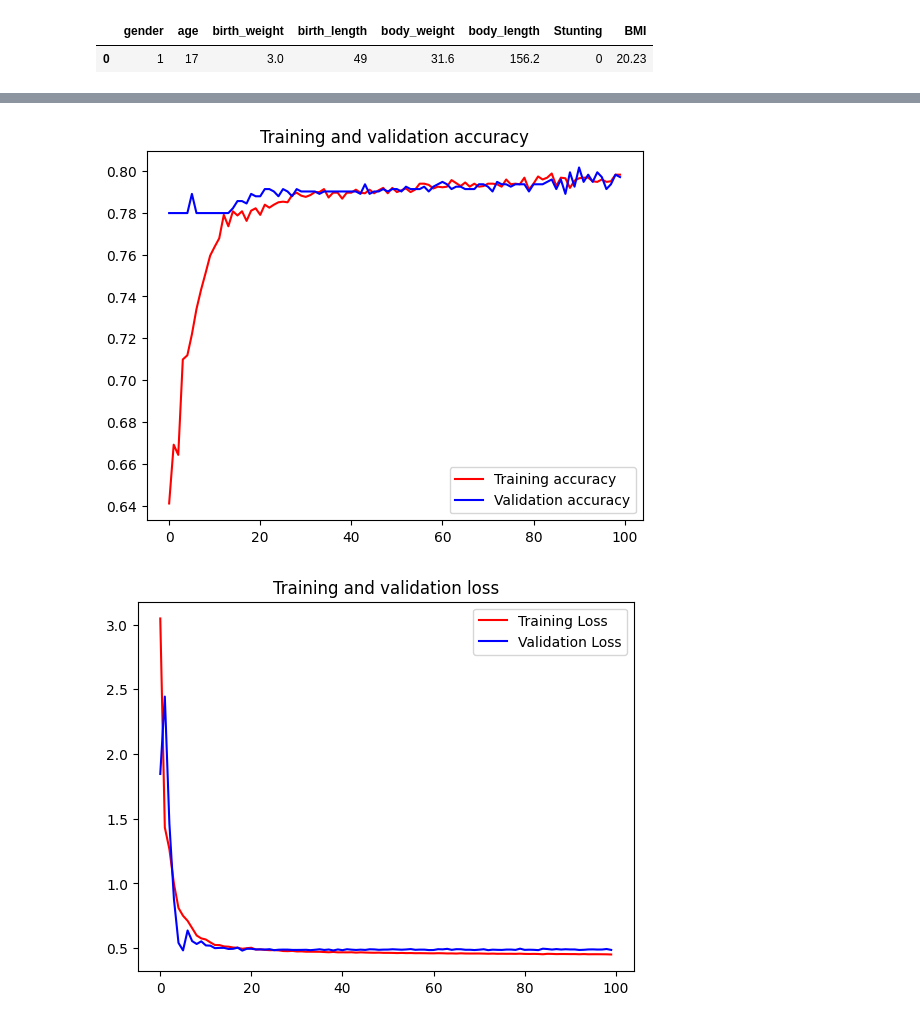
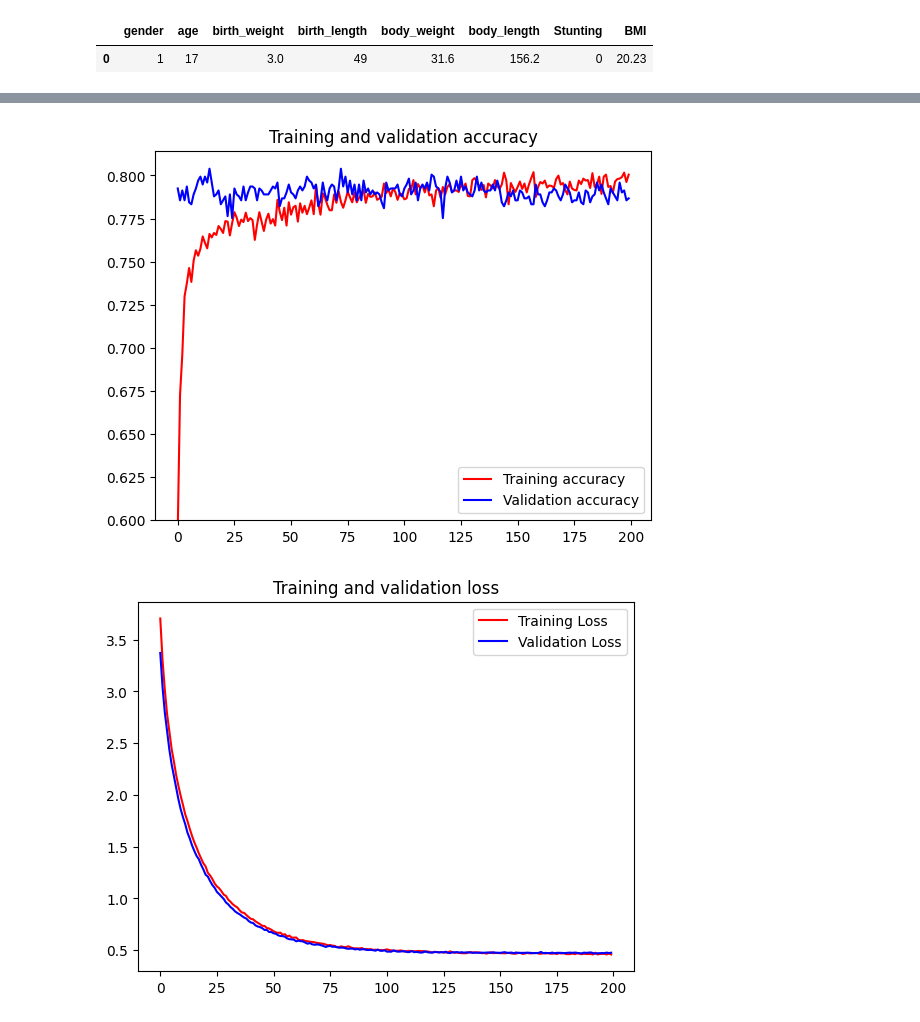
Before and after one commit to capstone-puskemashub-team/data-transform, a Jupyter notebook: TrainModel.ipynb, the cells around one changed output, grey strips where cells are left out. Cells and saved outputs as stored; diff of their text form; code cells hidden in the pictures.

Commit message:
finishing model of Stunting
improve and fit the modelling for good performence, around 80% and loss under 0.45

```diff
--- a/TrainModel.ipynb
+++ b/TrainModel.ipynb
@@ -53,0 +70,9 @@ df_train, df_val = train_test_split(df_train, test_size=0.2)
+# %%
+#labels y
+X_train, X_test, y_train, y_test = train_test_split(df_standard, labels, test_size=0.2, random_state=1)
+X_train, X_val, y_train, y_val = train_test_split(X_train, y_train, test_size=0.2, random_state=1)
+X_val.shape
+
+#dosen't separate label
+#df_train, df_test = train_test_split(df, test_size=0.2, random_state=1)
+#df_train, df_val = train_test_split(df_train, test_size=0.2, random_state=1)
@@ -213,0 +103,24 @@ Epoch 100/100
+# %%
+model = Sequential([
+                layers.Dense(64, input_shape=(X_train.shape[-1],), activation='relu'),
+                layers.Dropout(0.2),
+                layers.Dense(262, activation='relu'),
+                layers.BatchNormalization(),
+                layers.Dropout(0.2),
+                layers.Dense(234, activation='relu'),
+                layers.BatchNormalization(),
+                layers.Dropout(0.2),
+                layers.Dense(454, activation='relu', kernel_regularizer=tf.keras.regularizers.l2(0.01)),
+                layers.BatchNormalization(),
+                layers.Dropout(0.2),
+                layers.Dense(1, activation='sigmoid')
+        ])
+
+model.compile(optimizer=tf.keras.optimizers.Adam(learning_rate=0.0001),
+                loss='binary_crossentropy',
+                metrics=['accuracy'])
+log = model.fit(X_train, y_train,
+                validation_data=(X_val, y_val),
+                  epochs=200,
+                  verbose=2,
+                  batch_size=20)
@@ -214,22 +145,23 @@ Epoch 100/100
 # %%
 acc = log.history['accuracy']
 val_acc = log.history['val_accuracy']
 loss = log.history['loss']
 val_loss = log.history['val_loss']
 
 epochs = range(len(acc))
 
 plt.plot(epochs, acc, 'r', label='Training accuracy')
 plt.plot(epochs, val_acc, 'b', label='Validation accuracy')
 plt.title('Training and validation accuracy')
+plt.ylim(0.6)
 plt.legend(loc=0)
 plt.figure()
 plt.plot(epochs, loss, 'r', label='Training Loss')
 plt.plot(epochs, val_loss, 'b', label='Validation Loss')
 plt.title('Training and validation loss')
 plt.legend()
 
 plt.show()
 # %% [output]
-[figure, old version]
+[figure, new version]
-[figure, old version]
+[figure, new version]
```
Also changed, not shown: parts of 31 cells of this notebook, 2 other files.
